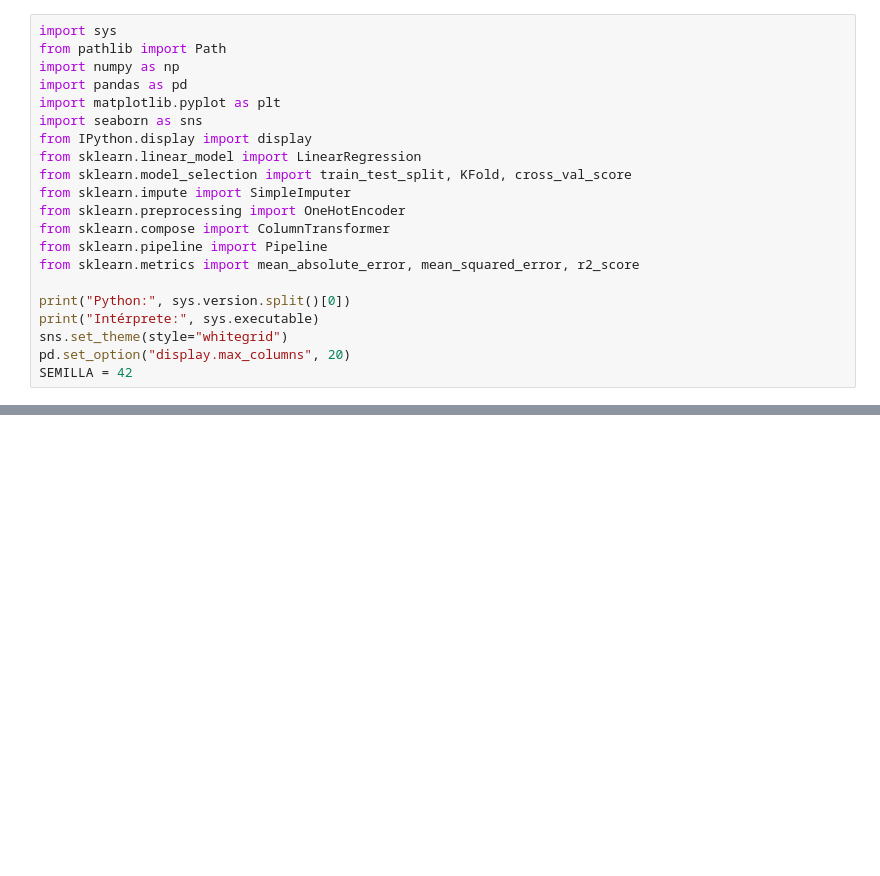
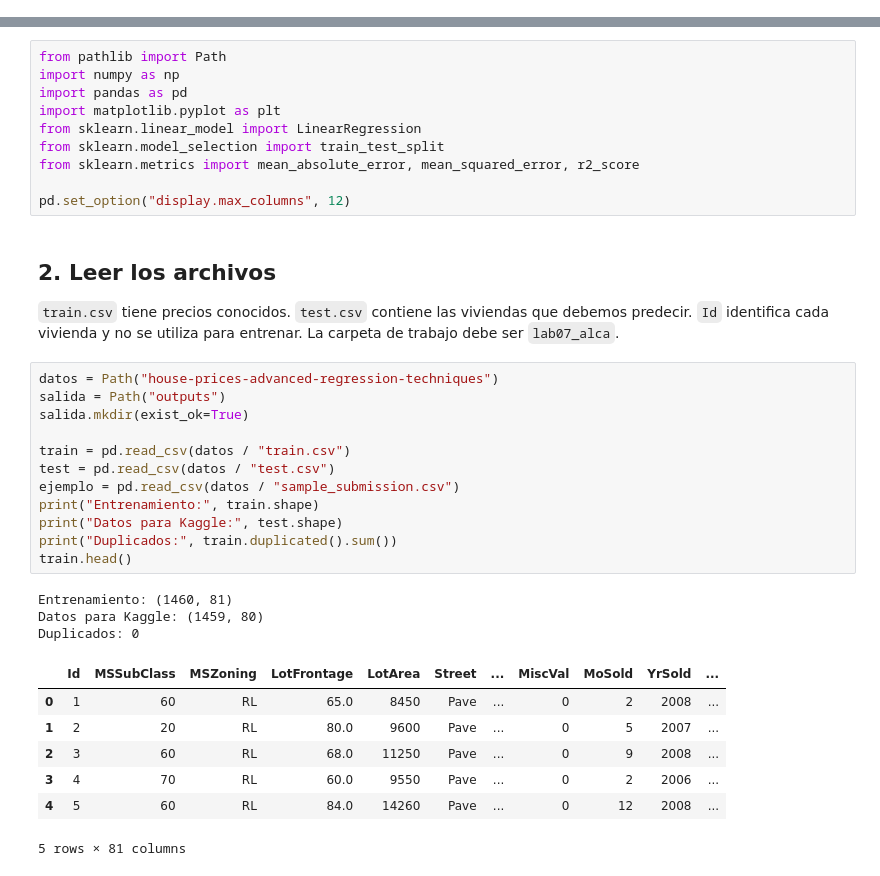
Before and after one commit to AndrewMechDev/lab07-house-prices, a Jupyter notebook: house_prices.ipynb, the cells around one changed output, grey strips where cells are left out. Saved outputs shown, nothing was run; the diff lists cells and outputs as text; blank space fills up the shorter version.

Commit message:
Simplify lab notebook with direct preprocessing and basic charts

```diff
--- a/house_prices.ipynb
+++ b/house_prices.ipynb
@@ -14,21 +0,0 @@ Ejecuta las celdas en orden con el intérprete `lab02_alca`. DataSpell administr
-# %%
-import sys
-from pathlib import Path
-import numpy as np
-import pandas as pd
-import matplotlib.pyplot as plt
-import seaborn as sns
-from IPython.display import display
-from sklearn.linear_model import LinearRegression
-from sklearn.model_selection import train_test_split, KFold, cross_val_score
-from sklearn.impute import SimpleImputer
-from sklearn.preprocessing import OneHotEncoder
-from sklearn.compose import ColumnTransformer
-from sklearn.pipeline import Pipeline
-from sklearn.metrics import mean_absolute_error, mean_squared_error, r2_score
-
-print("Python:", sys.version.split()[0])
-print("Intérprete:", sys.executable)
-sns.set_theme(style="whitegrid")
-pd.set_option("display.max_columns", 20)
-SEMILLA = 42
@@ -446,0 +11,36 @@ Antes de exponer, explica por qué reservamos validación, qué significa la pen
+# %%
+from pathlib import Path
+import numpy as np
+import pandas as pd
+import matplotlib.pyplot as plt
+from sklearn.linear_model import LinearRegression
+from sklearn.model_selection import train_test_split
+from sklearn.metrics import mean_absolute_error, mean_squared_error, r2_score
+
+pd.set_option("display.max_columns", 12)
+# %% [markdown]
+## 2. Leer los archivos
+`train.csv` tiene precios conocidos. `test.csv` contiene las viviendas que debemos predecir. `Id` identifica cada vivienda y no se utiliza para entrenar. La carpeta de trabajo debe ser `lab07_alca`.
+# %%
+datos = Path("house-prices-advanced-regression-techniques")
+salida = Path("outputs")
+salida.mkdir(exist_ok=True)
+
+train = pd.read_csv(datos / "train.csv")
+test = pd.read_csv(datos / "test.csv")
+ejemplo = pd.read_csv(datos / "sample_submission.csv")
+print("Entrenamiento:", train.shape)
+print("Datos para Kaggle:", test.shape)
+print("Duplicados:", train.duplicated().sum())
+train.head()
+# %% [output]
+Entrenamiento: (1460, 81)
+Datos para Kaggle: (1459, 80)
+Duplicados: 0
+|  | Id | MSSubClass | MSZoning | LotFrontage | LotArea | Street | ... | MiscVal | MoSold | YrSold | ... |
+| 0 | 1 | 60 | RL | 65.0 | 8450 | Pave | ... | 0 | 2 | 2008 | ... |
+| 1 | 2 | 20 | RL | 80.0 | 9600 | Pave | ... | 0 | 5 | 2007 | ... |
+| 2 | 3 | 60 | RL | 68.0 | 11250 | Pave | ... | 0 | 9 | 2008 | ... |
+| 3 | 4 | 70 | RL | 60.0 | 9550 | Pave | ... | 0 | 2 | 2006 | ... |
+| 4 | 5 | 60 | RL | 84.0 | 14260 | Pave | ... | 0 | 12 | 2008 | ... |
+5 rows × 81 columns
```
Also changed, not shown: parts of 45 cells of this notebook, 1 other file.
